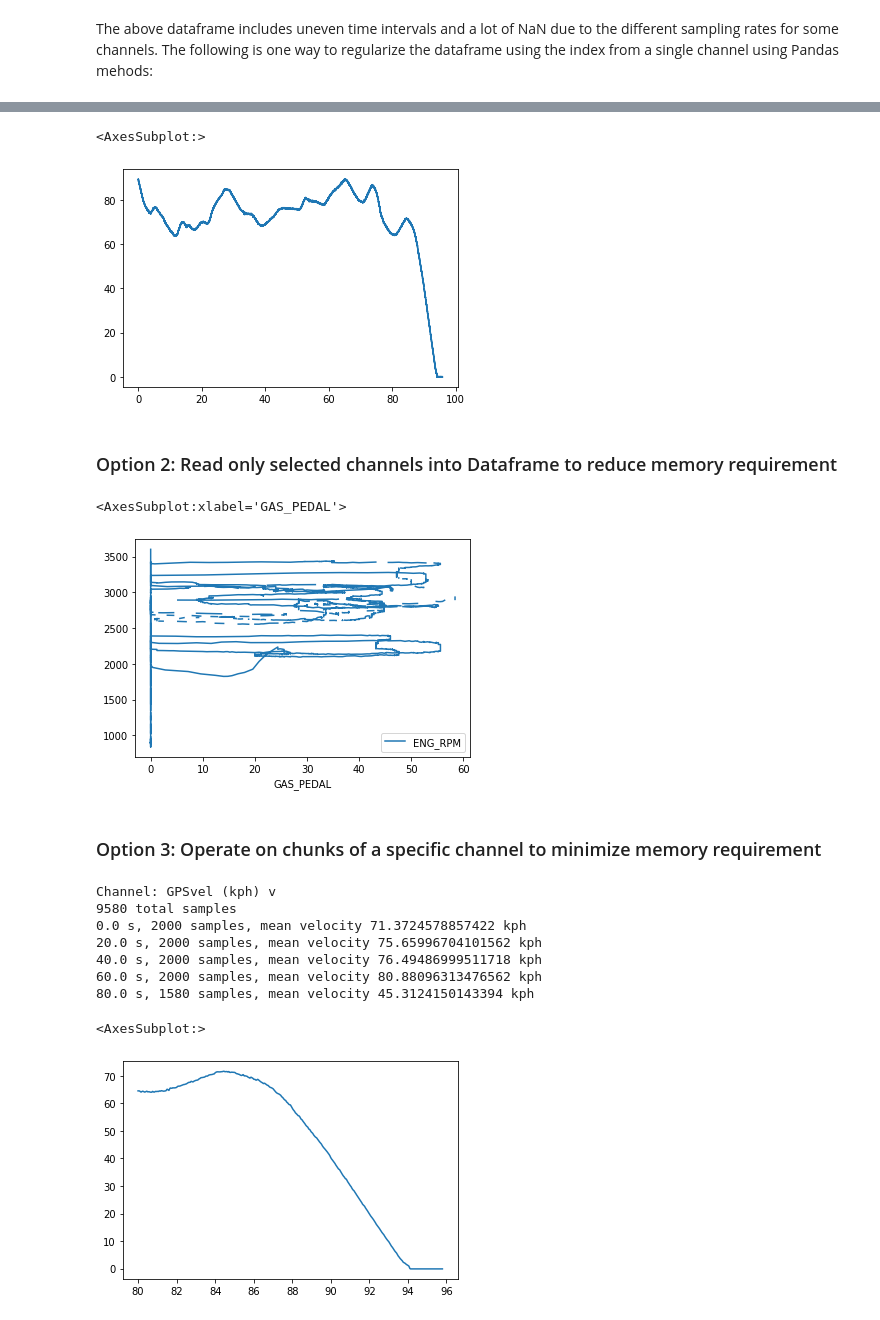
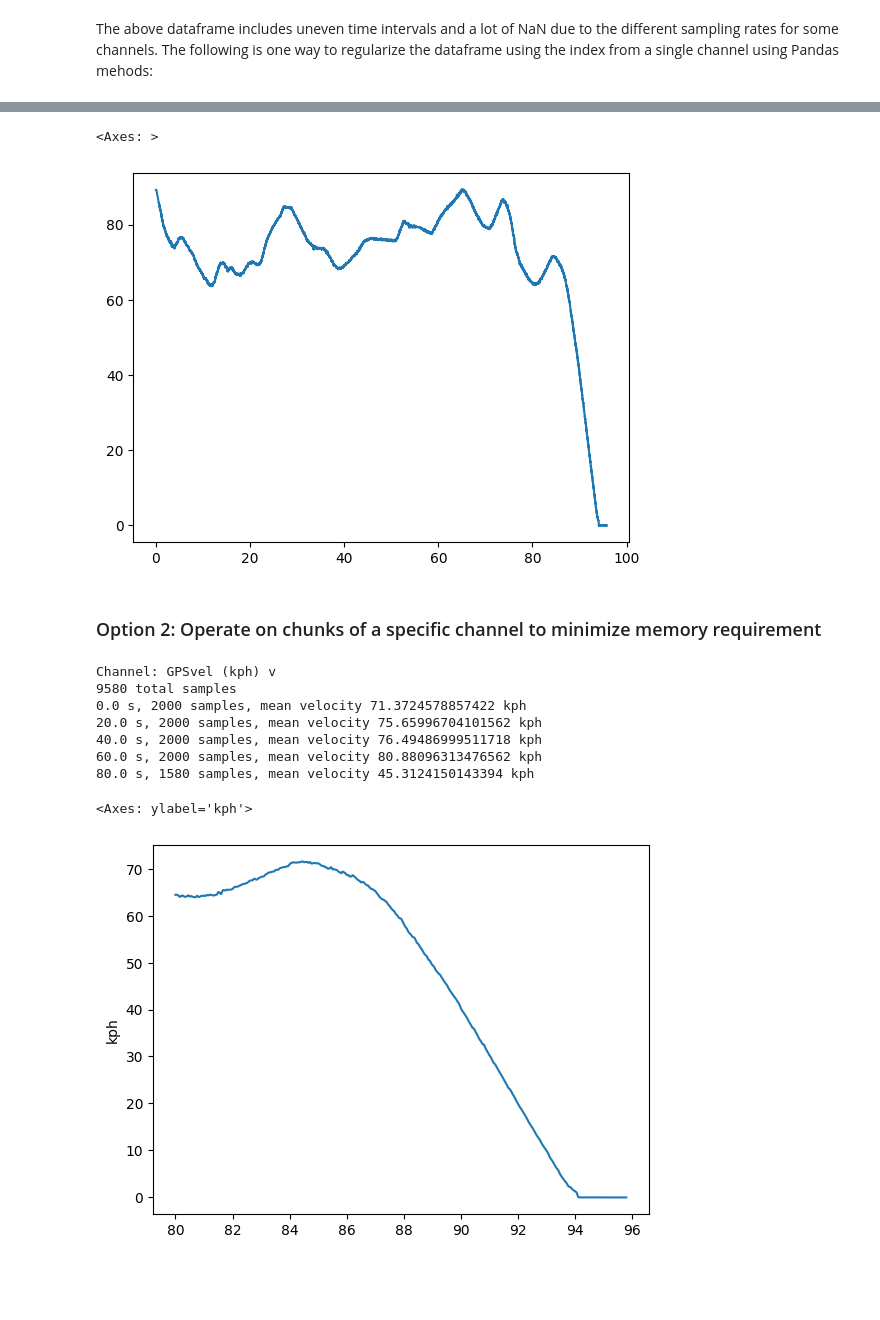
Before and after one commit to costerwi/dwdatareader, a Jupyter notebook: dwdatareader_example.ipynb, the cells around one changed output, grey strips where cells are left out. Cells and saved outputs as stored; diff of their text form; code cells hidden in the pictures; blank space fills up the shorter version.

```diff
--- a/dwdatareader_example.ipynb
+++ b/dwdatareader_example.ipynb
@@ -13,7 +13,9 @@ Warning: May be *huge*
 # %%
 with dw.open('Example_Drive01.d7d') as d7d:
     print(d7d.info)
-    df = d7d.dataframe() # all channels by default
+    channels = [channel for channel in d7d
+                if not 'CAN' in d7d[channel].channel_index] # workaround CAN bug
+    df = d7d.dataframe(channels) # all channels by default
 df
 # %% [output]
 2003-10-09 21:27:46.812004+00:00 100.0 Hz 95.8 s
@@ -55,19 +57,10 @@ df2
 # Plot a channel
 df['GPSvel'].plot()
 # %% [output]
-<AxesSubplot:>
+<Axes: >
-[figure, old version]
+[figure, new version]
-# %% [markdown]
-### Option 2: Read only selected channels into Dataframe to reduce memory requirement
-# %%
-with dw.open('Example_Drive01.d7d') as d7d:
-    df = d7d.dataframe(channels=['GAS_PEDAL', 'ENG_RPM'])
-df.plot(x='GAS_PEDAL', y='ENG_RPM')
-# %% [output]
-<AxesSubplot:xlabel='GAS_PEDAL'>
-[figure, removed]
 # %% [markdown]
-### Option 3: Operate on chunks of a specific channel to minimize memory requirement
+### Option 2: Operate on chunks of a specific channel to minimize memory requirement
 # %%
 with dw.open('Example_Drive01.d7d') as d7d:
     ch = d7d['GPSvel']
@@ -85,7 +78,7 @@ Channel: GPSvel (kph) v
 80.0 s, 1580 samples, mean velocity 45.3124150143394 kph
 # %%
 # Plot the last chunk
-ds.plot()
+ds.plot(ylabel=ch.unit)
 # %% [output]
-<AxesSubplot:>
+<Axes: ylabel='kph'>
-[figure, old version]
+[figure, new version]
```
Also changed, not shown: parts of 3 cells of this notebook, 7 other files.
